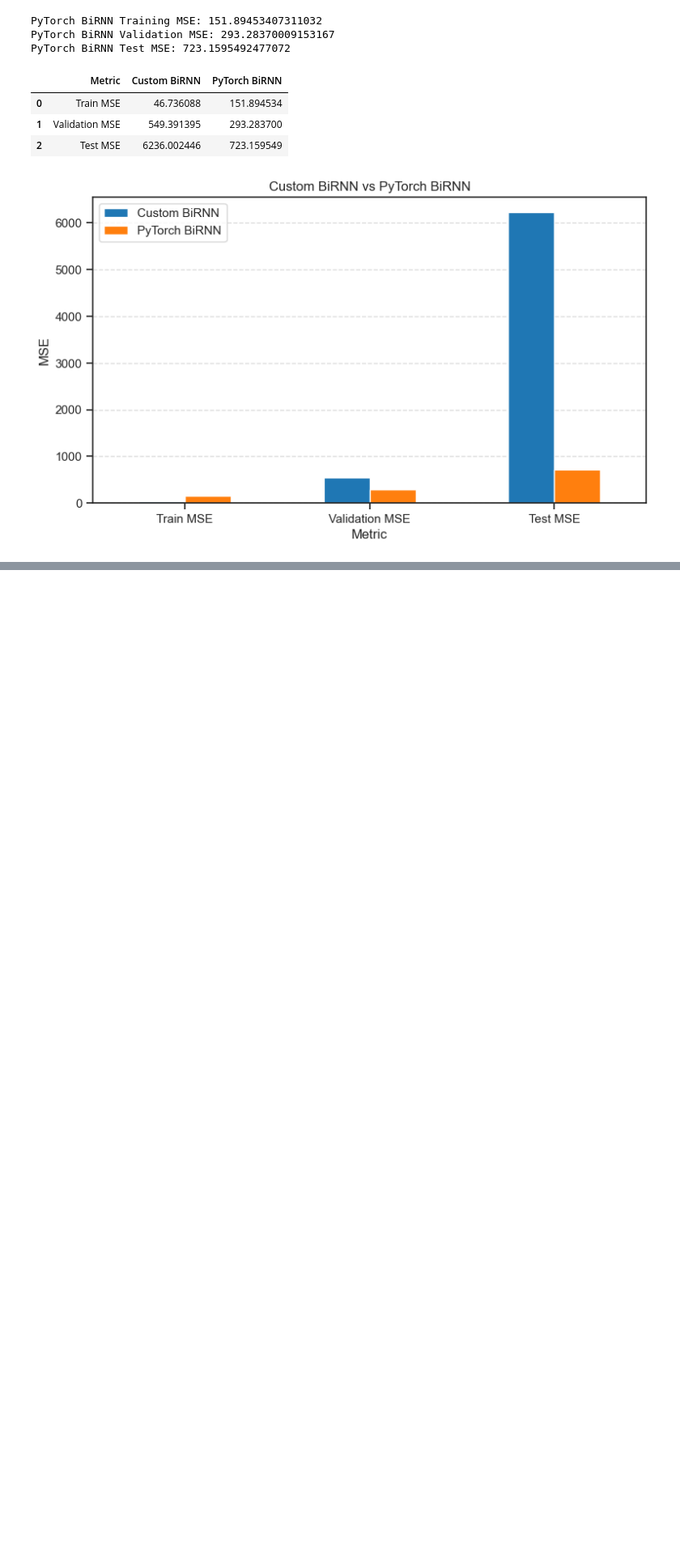
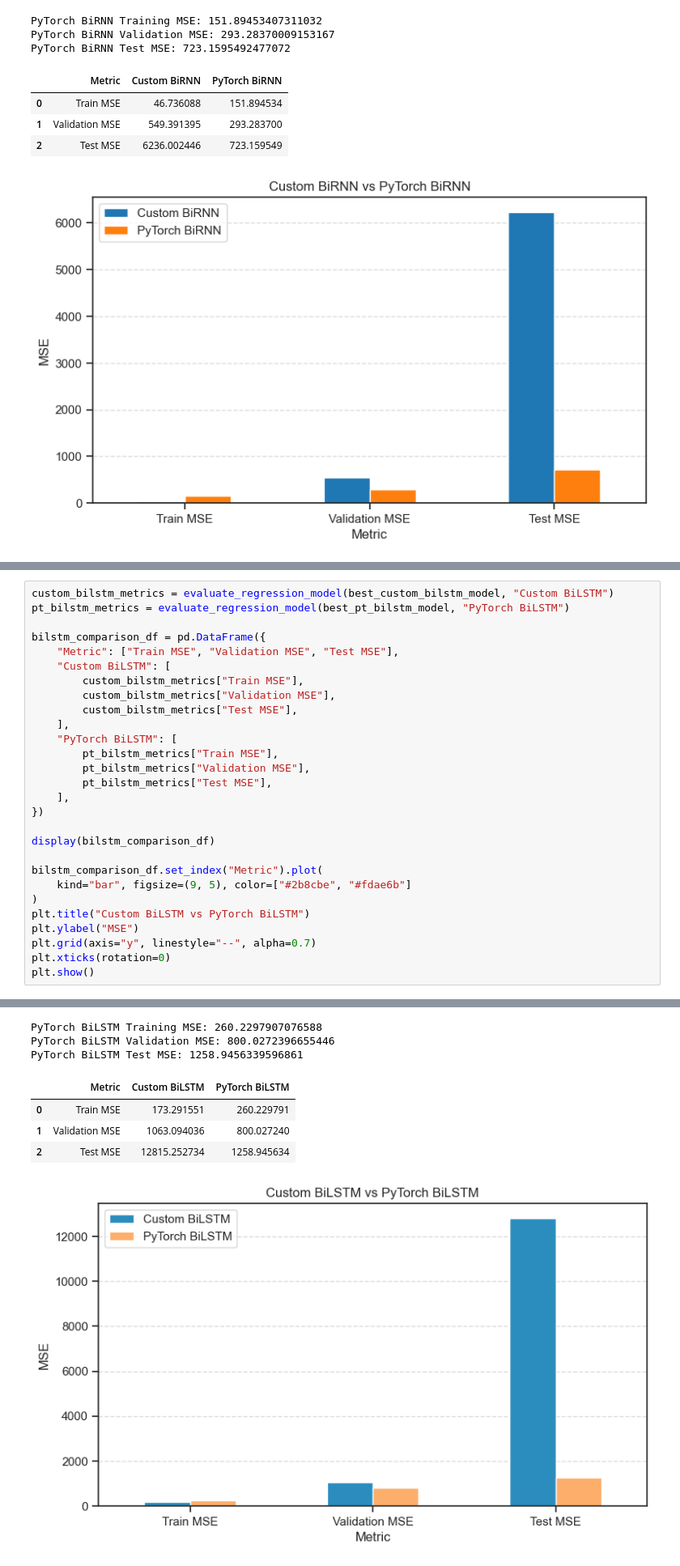
Before and after one commit to ShambaC/Deep-Learning-Lab-AI69202, a Jupyter notebook: Bi-RNN/bi-rnn.ipynb, the cells around one changed output, grey strips where cells are left out. Shown at 81% size. Cells and saved outputs as stored; diff of their text form; blank space fills up the shorter version.

```diff
--- a/Bi-RNN/bi-rnn.ipynb
+++ b/Bi-RNN/bi-rnn.ipynb
@@ -530,0 +802,29 @@ PyTorch BiRNN Test MSE: 723.1595492477072
+# %%
+custom_bilstm_metrics = evaluate_regression_model(best_custom_bilstm_model, "Custom BiLSTM")
+pt_bilstm_metrics = evaluate_regression_model(best_pt_bilstm_model, "PyTorch BiLSTM")
+
+bilstm_comparison_df = pd.DataFrame({
+    "Metric": ["Train MSE", "Validation MSE", "Test MSE"],
+    "Custom BiLSTM": [
+        custom_bilstm_metrics["Train MSE"],
+        custom_bilstm_metrics["Validation MSE"],
+        custom_bilstm_metrics["Test MSE"],
+    ],
+    "PyTorch BiLSTM": [
+        pt_bilstm_metrics["Train MSE"],
+        pt_bilstm_metrics["Validation MSE"],
+        pt_bilstm_metrics["Test MSE"],
+    ],
+})
+
+display(bilstm_comparison_df)
+
+bilstm_comparison_df.set_index("Metric").plot(
+    kind="bar", figsize=(9, 5), color=["#2b8cbe", "#fdae6b"]
+)
+plt.title("Custom BiLSTM vs PyTorch BiLSTM")
+plt.ylabel("MSE")
+plt.grid(axis="y", linestyle="--", alpha=0.7)
+plt.xticks(rotation=0)
+plt.show()
+# %% [output]
@@ -530,0 +834,8 @@ PyTorch BiRNN Test MSE: 723.1595492477072
+PyTorch BiLSTM Training MSE: 260.2297907076588
+PyTorch BiLSTM Validation MSE: 800.0272396655446
+PyTorch BiLSTM Test MSE: 1258.9456339596861
+|  | Metric | Custom BiLSTM | PyTorch BiLSTM |
+| 0 | Train MSE | 173.291551 | 260.229791 |
+| 1 | Validation MSE | 1063.094036 | 800.027240 |
+| 2 | Test MSE | 12815.252734 | 1258.945634 |
+[figure, added]
```
Also changed, not shown: parts of 30 cells of this notebook, 1 other file.
